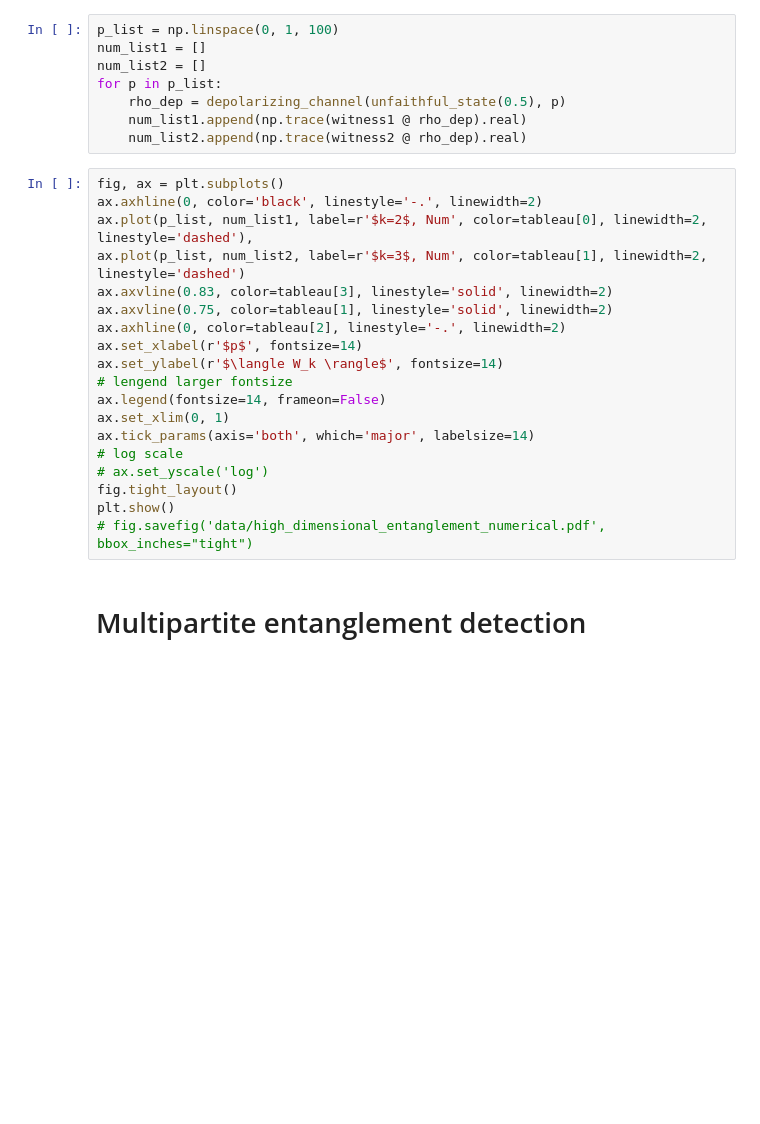
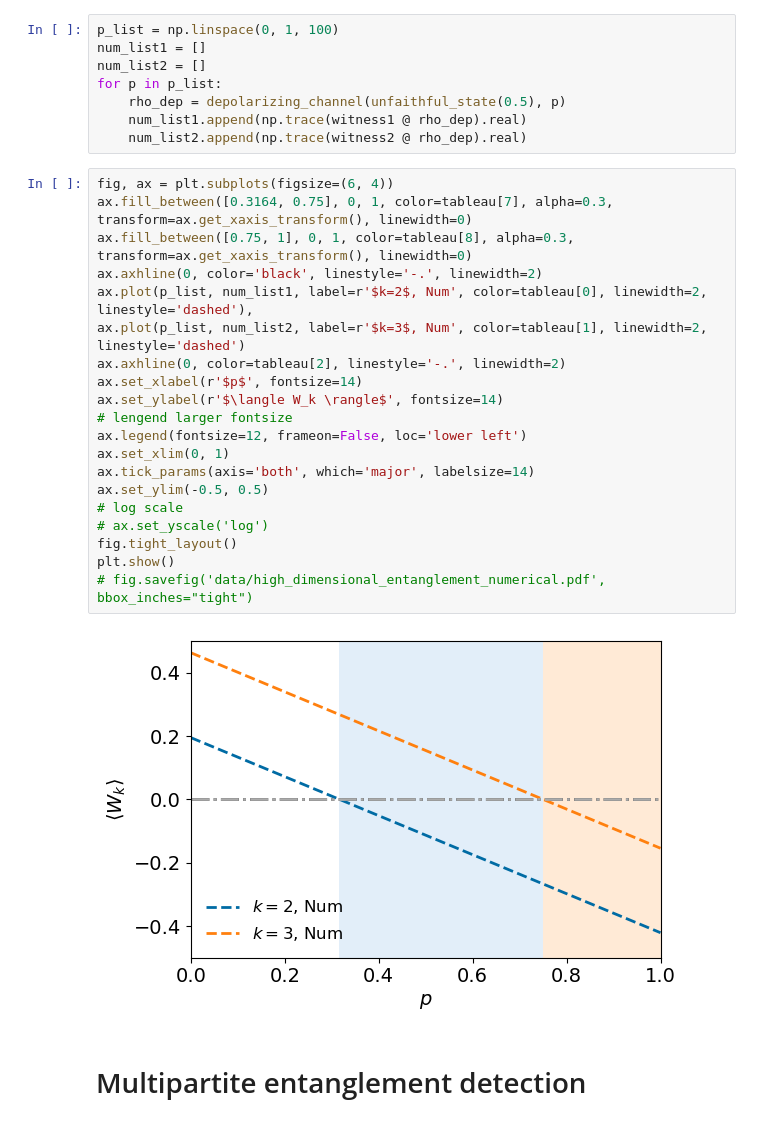
Before and after one commit to numqi/geometric-witness, a Jupyter notebook: demo.ipynb, the cells around one changed output. Drawn from its saved outputs; the diff is of its cells as text; blank space fills up the shorter version.

```diff
--- a/demo.ipynb
+++ b/demo.ipynb
@@ -154,24 +183,27 @@ for p in p_list:
     num_list1.append(np.trace(witness1 @ rho_dep).real)
     num_list2.append(np.trace(witness2 @ rho_dep).real)
 # %%
-fig, ax = plt.subplots()
+fig, ax = plt.subplots(figsize=(6, 4))
+ax.fill_between([0.3164, 0.75], 0, 1, color=tableau[7], alpha=0.3, transform=ax.get_xaxis_transform(), linewidth=0)
+ax.fill_between([0.75, 1], 0, 1, color=tableau[8], alpha=0.3, transform=ax.get_xaxis_transform(), linewidth=0)
 ax.axhline(0, color='black', linestyle='-.', linewidth=2)
 ax.plot(p_list, num_list1, label=r'$k=2$, Num', color=tableau[0], linewidth=2, linestyle='dashed'),
 ax.plot(p_list, num_list2, label=r'$k=3$, Num', color=tableau[1], linewidth=2, linestyle='dashed')
-ax.axvline(0.83, color=tableau[3], linestyle='solid', linewidth=2)
-ax.axvline(0.75, color=tableau[1], linestyle='solid', linewidth=2)
 ax.axhline(0, color=tableau[2], linestyle='-.', linewidth=2)
 ax.set_xlabel(r'$p$', fontsize=14)
 ax.set_ylabel(r'$\langle W_k \rangle$', fontsize=14)
 # lengend larger fontsize
-ax.legend(fontsize=14, frameon=False)
+ax.legend(fontsize=12, frameon=False, loc='lower left')
 ax.set_xlim(0, 1)
 ax.tick_params(axis='both', which='major', labelsize=14)
+ax.set_ylim(-0.5, 0.5)
 # log scale
 # ax.set_yscale('log')
 fig.tight_layout()
 plt.show()
 # fig.savefig('data/high_dimensional_entanglement_numerical.pdf', bbox_inches="tight")
+# %% [output]
+[figure, added]
 # %% [markdown]
 # Multipartite entanglement detection
 # %% [markdown]
```
Also changed, not shown: parts of 15 cells of this notebook, 13 other files.
